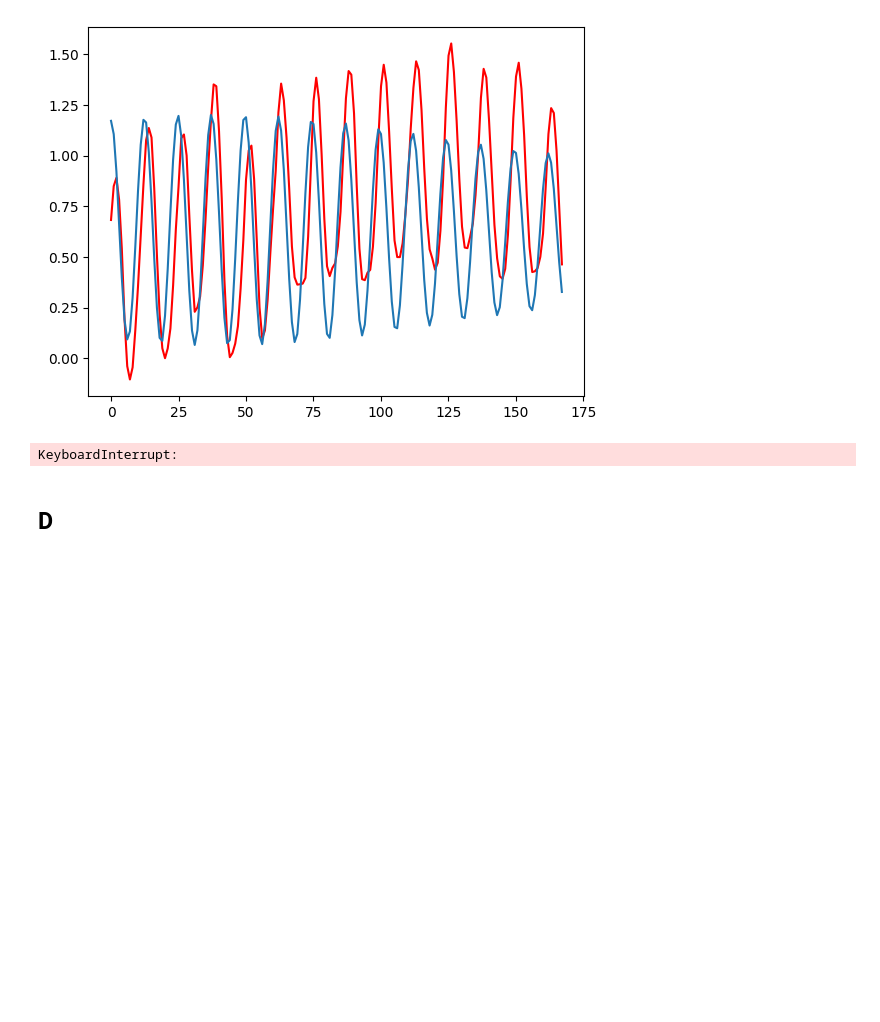
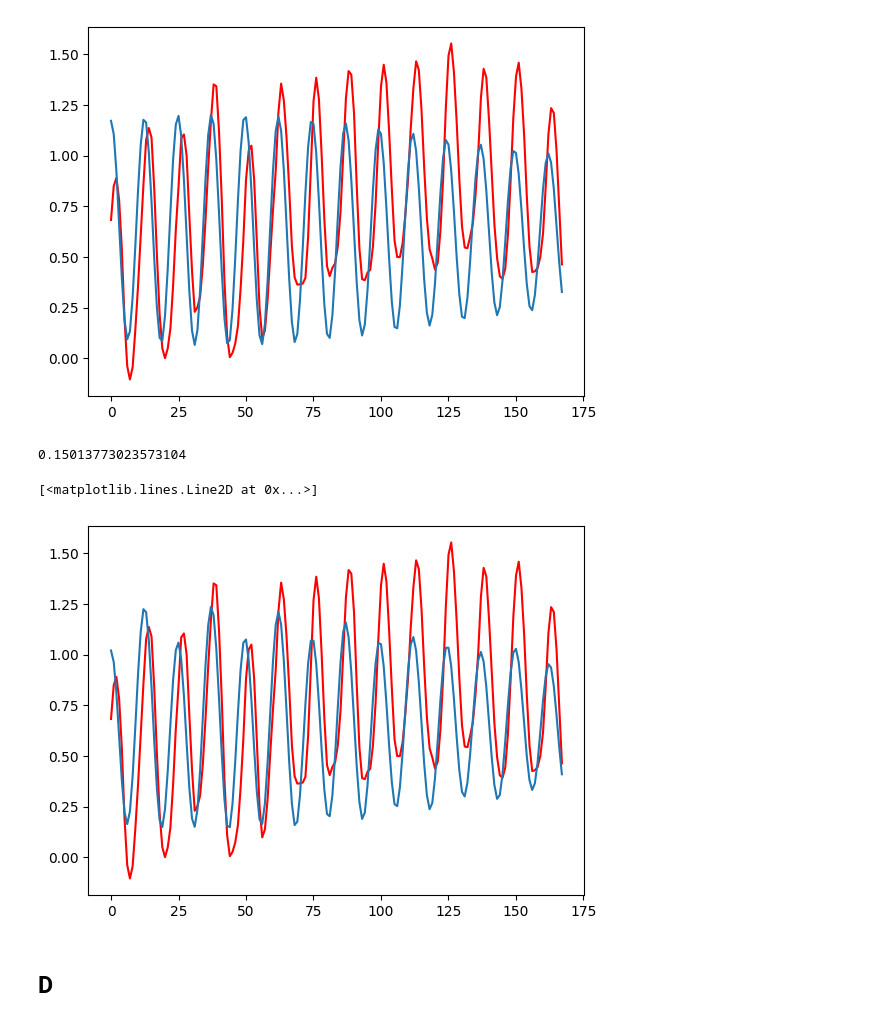
Before and after one commit to Ignacio0viedo/Analisis-de-mareas, a Jupyter notebook: tp Analisis Numerico.ipynb, the cells around one changed output. Drawn from its saved outputs; the diff is of its cells as text; code cells hidden in the pictures; blank space fills up the shorter version.

```diff
--- a/tp Analisis Numerico.ipynb
+++ b/tp Analisis Numerico.ipynb
@@ -958,35 +954,37 @@ fis.append(fi23)
 fis.append(fi24)
 fis.append(fi25)
 fis.append(alturas)
 
 pseudo_productos = calculador_pseudo_productos(fis)
 
 matriz_fi = armador_matriz_fis(pseudo_productos,25)
 matriz_f = armador_matriz_f(pseudo_productos,25)
 
 matriz_c = np.linalg.solve(matriz_fi,matriz_f)
 
 cs = np.array(matriz_c)
 
 f = []
 x = []
 for i in range(0,8760,1):
     x.append(i)
     f.append(cs[0] + cs[1]*np.cos(interior_coseno1*i) + cs[2]*np.sin(interior_coseno1*i) + cs[3]*np.cos(interior_coseno2*i) + cs[4]*np.sin(interior_coseno2*i) + cs[5]*np.cos(interior_coseno3*i) + cs[6]*np.sin(interior_coseno3*i) + cs[7]*np.cos(interior_coseno4*i) + cs[8]*np.sin(interior_coseno4*i) + cs[9]*np.cos(interior_coseno5*i) + cs[10]*np.sin(interior_coseno5*i) + cs[11]*np.cos(interior_coseno6*i) + cs[12]*np.sin(interior_coseno6*i) + cs[13]*np.cos(interior_coseno7*i) + cs[14]*np.sin(interior_coseno7*i) + cs[15]*np.cos(interior_coseno8*i) + cs[16]*np.sin(interior_coseno8*i) + cs[17]*np.cos(interior_coseno9*i) + cs[18]*np.sin(interior_coseno9*i) + cs[19]*np.cos(interior_coseno10*i) + cs[20]*np.sin(interior_coseno10*i) + cs[21]*np.cos(interior_coseno11*i) + cs[22]*np.sin(interior_coseno11*i) + cs[23]*np.cos(interior_coseno12*i) + cs[24]*np.sin(interior_coseno12*i))
 
 f = np.squeeze(f)
 
 semana_x = x[:168]
 semana_f = f[:168]
 
 np_f = np.array(f)
-ECM = ((np_alturas - np_f)**2).mean()
+ECM = np.sqrt(((np_alturas - np_f)**2).mean())
 print(ECM)
 
 plt.plot(semana_tiempos,semana_alturas, color="red")
 plt.plot(semana_x,semana_f)
 # %% [output]
-KeyboardInterrupt:
+0.15013773023573104
+[<matplotlib.lines.Line2D at 0x...>]
+[figure, added]
 # %% [markdown]
 ## D
 # %%
```
Also changed, not shown: parts of 3 cells of this notebook, 1 other file.
